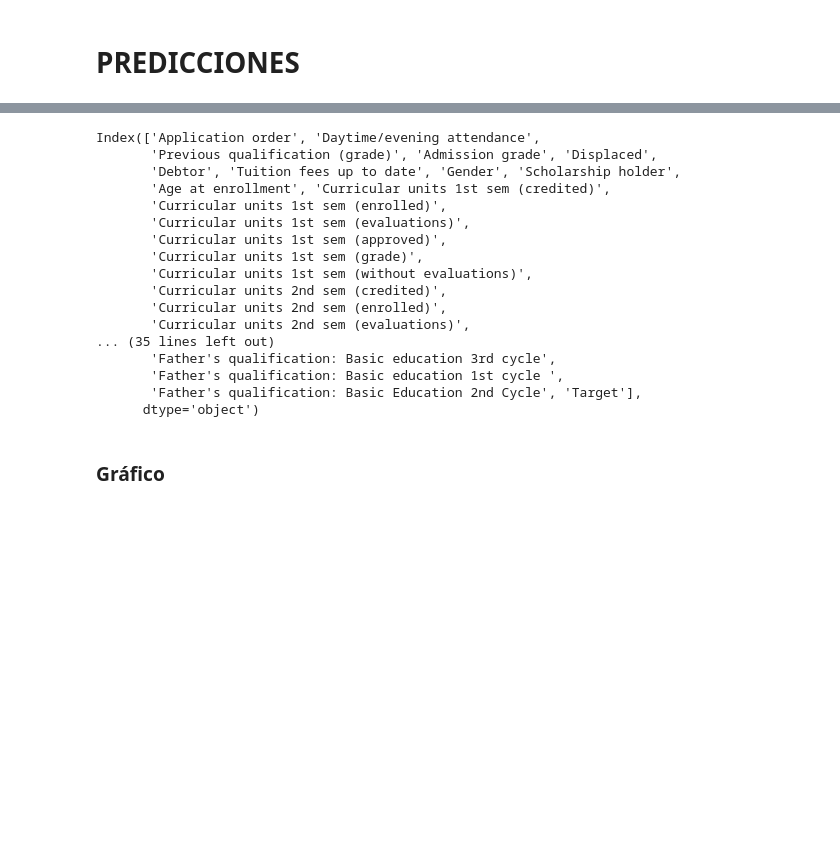
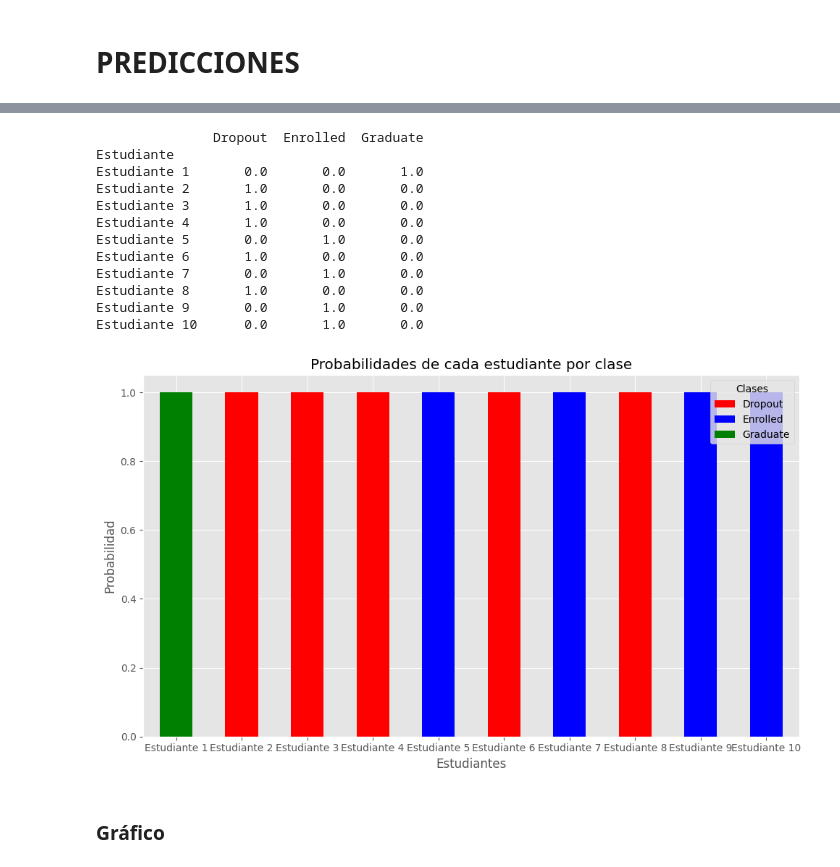
Before and after one commit to criissuarezzz/OriginofMusic, a Jupyter notebook: knn.ipynb, the cells around one changed output, grey strips where cells are left out. Drawn from its saved outputs; the diff is of its cells as text; code cells hidden in the pictures; blank space fills up the shorter version.

```diff
--- a/knn.ipynb
+++ b/knn.ipynb
@@ -211,23 +236,41 @@ Para el estudiante 10: 1.00 de probabilidad de que se gradúe, 0.00 de que aband
 # %%
-print(nuevo_df.columns)
+#hacer tabla de resultados y que no se vea 0 1 y 2, sino dropout, graduado y tal
+# Crear un DataFrame para mostrar los resultados
+resultados_df = pd.DataFrame(probs, columns=clf.classes_)
+resultados_df['Estudiante'] = [f"Estudiante {i+1}" for i in range(len(resultados_df))]
+resultados_df = resultados_df[['Estudiante'] + list(clf.classes_)]
+resultados_df = resultados_df.rename(columns={0: 'Dropout', 1: 'Enrolled', 2: 'Graduate'})
+resultados_df = resultados_df.set_index('Estudiante')
+print(resultados_df)
+
+
+
+
+
+# Crear un gráfico de barras para visualizar cantidad de estudiantes por clase
+fig=plt.figure(figsize=(10, 6))
+resultados_df.plot(kind='bar', stacked=True, color=['red', 'blue', 'green'], ax=fig.gca())
+plt.title('Probabilidades de cada estudiante por clase')
+plt.xlabel('Estudiantes')
+plt.ylabel('Probabilidad')
+plt.xticks(rotation=0)
+plt.legend(title='Clases')
+plt.tight_layout()
+plt.show()
 # %% [output]
-Index(['Application order', 'Daytime/evening attendance',
-       'Previous qualification (grade)', 'Admission grade', 'Displaced',
-       'Debtor', 'Tuition fees up to date', 'Gender', 'Scholarship holder',
-       'Age at enrollment', 'Curricular units 1st sem (credited)',
-       'Curricular units 1st sem (enrolled)',
-       'Curricular units 1st sem (evaluations)',
-       'Curricular units 1st sem (approved)',
-       'Curricular units 1st sem (grade)',
-       'Curricular units 1st sem (without evaluations)',
-       'Curricular units 2nd sem (credited)',
-       'Curricular units 2nd sem (enrolled)',
-       'Curricular units 2nd sem (evaluations)',
-... (35 lines left out)
-       'Father's qualification: Basic education 3rd cycle',
-       'Father's qualification: Basic education 1st cycle ',
-       'Father's qualification: Basic Education 2nd Cycle', 'Target'],
-      dtype='object')
+               Dropout  Enrolled  Graduate
+Estudiante
+Estudiante 1       0.0       0.0       1.0
+Estudiante 2       1.0       0.0       0.0
+Estudiante 3       1.0       0.0       0.0
+Estudiante 4       1.0       0.0       0.0
+Estudiante 5       0.0       1.0       0.0
+Estudiante 6       1.0       0.0       0.0
+Estudiante 7       0.0       1.0       0.0
+Estudiante 8       1.0       0.0       0.0
+Estudiante 9       0.0       1.0       0.0
+Estudiante 10      0.0       1.0       0.0
+[figure, added]
 # %% [markdown]
 ### Gráfico
 # %%
```
Also changed, not shown: parts of 3 cells of this notebook.
